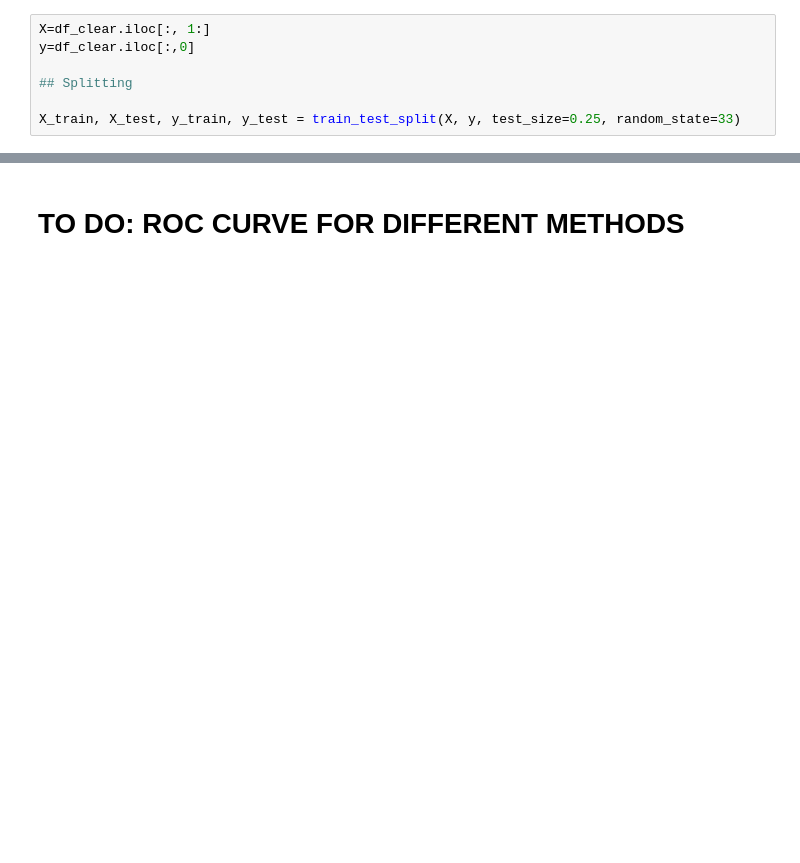
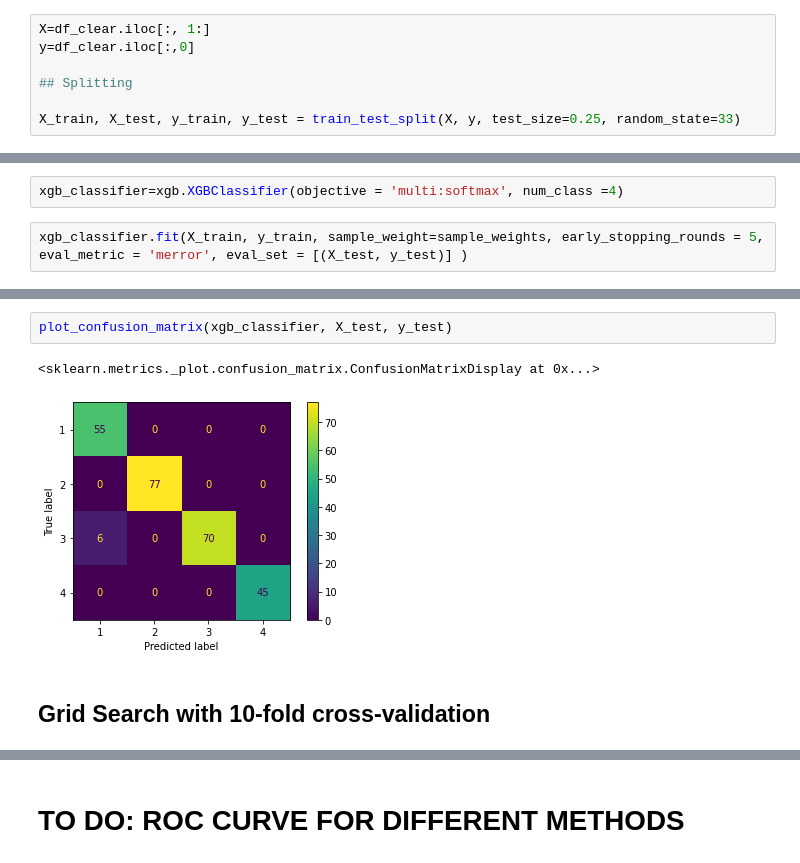
Before and after one commit to monikachudyba/MachineLearningProjects, a Jupyter notebook: Driving Behavior Dataset.ipynb, the cells around one changed output, grey strips where cells are left out. Drawn from its saved outputs; the diff is of its cells as text; blank space fills up the shorter version.

```diff
--- a/Driving Behavior Dataset.ipynb
+++ b/Driving Behavior Dataset.ipynb
@@ -663,0 +683,4 @@ TO DO: XGBOOST (DAY 5)
+# %%
+xgb_classifier=xgb.XGBClassifier(objective = 'multi:softmax', num_class =4)
+# %%
+xgb_classifier.fit(X_train, y_train, sample_weight=sample_weights, early_stopping_rounds = 5, eval_metric = 'merror', eval_set = [(X_test, y_test)] )
@@ -663,0 +722,7 @@ TO DO: XGBOOST (DAY 5)
+# %%
+plot_confusion_matrix(xgb_classifier, X_test, y_test)
+# %% [output]
+<sklearn.metrics._plot.confusion_matrix.ConfusionMatrixDisplay at 0x...>
+[figure, added]
+# %% [markdown]
+## Grid Search with 10-fold cross-validation
```
Also changed, not shown: parts of 9 cells of this notebook.
